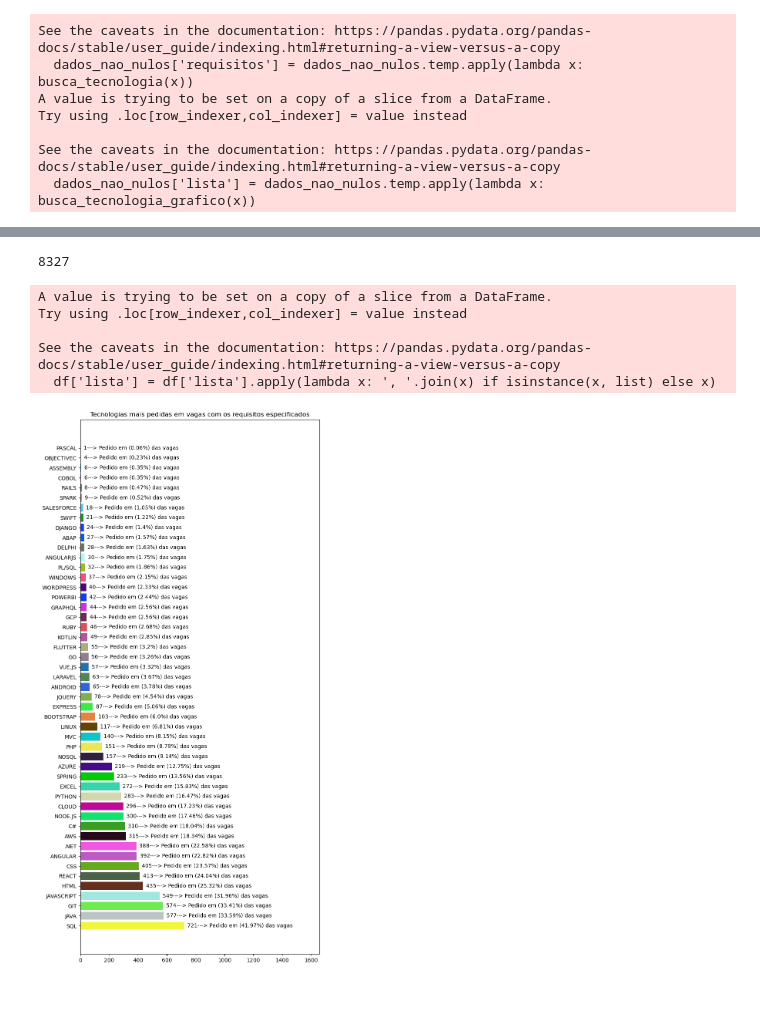
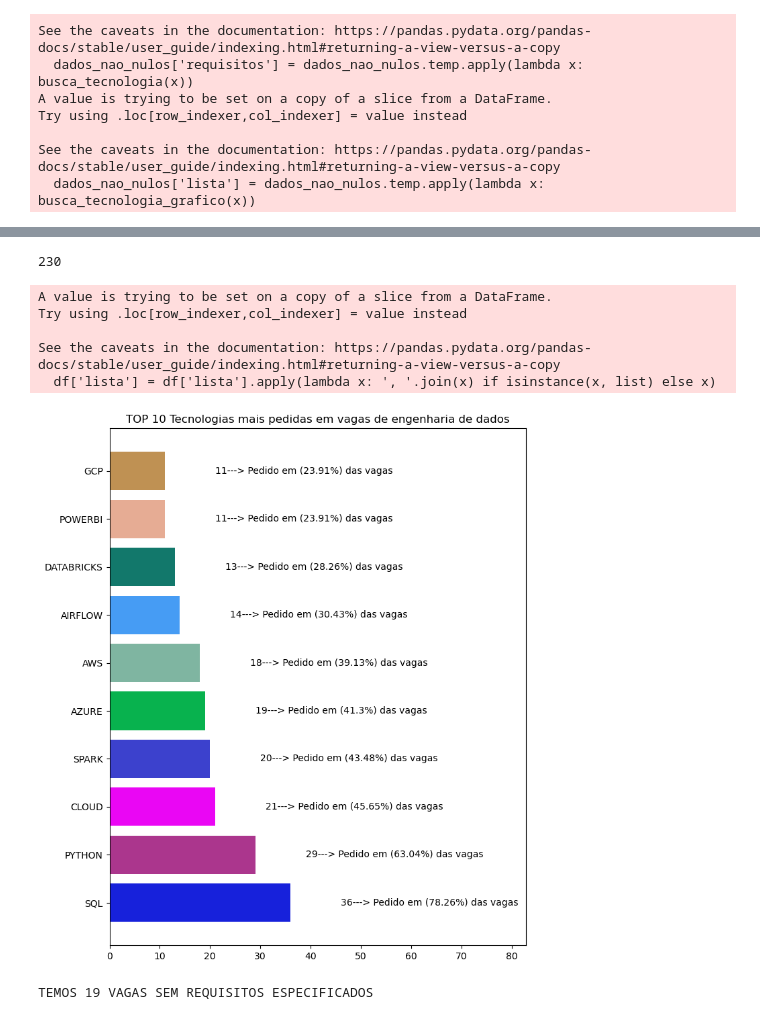
Before and after one commit to PedroCozzati/webscrap-linkedin, a Jupyter notebook: results/tratamento.ipynb, the cells around one changed output, grey strips where cells are left out. Drawn from its saved outputs; the diff is of its cells as text; code cells hidden in the pictures.

```diff
--- a/results/tratamento.ipynb
+++ b/results/tratamento.ipynb
@@ -9,7 +9,7 @@ import numpy as np
 # %%
 
 # Conectar ao banco de dados SQLite
-conn = sqlite3.connect('../database.db')
+conn = sqlite3.connect('../database7.db')
 
 # Consulta SQL para selecionar os dados da tabela desejada
 query = "SELECT * FROM vaga;"
@@ -34,5 +34,5 @@ dados.describe()
 # %%
-dados_tec=dados[dados['title'].str.contains("QA|Implantação|Programação|Desenvolvedor|Programador|Developer|Analista|Desenvolvimento|Engenheiro|Software|Estágio|Tecnologicas|Tecnologia|Computação|Tech|stack|Dev|Data|Desenvolver|TI",case=False, regex=True)]
+dados_tec=dados[dados['title'].str.contains("Engenharia de dados|Data Engineer|Engenheiro de dados",case=False, regex=True)]
 # %%
 dados_tec
 # %% [output]
@@ -53,3 +53,5 @@ dados_tec
 # %%
+
+dados_tec.drop_duplicates(inplace=True)
 dados_tec[dados_tec.duplicated()]
 # %% [output]
@@ -57,0 +82,2 @@ dados_tec[dados_tec.duplicated()]
+# %%
+dados_tec.drop_duplicates(subset=['job_id'],inplace=True)
@@ -446,7 +535,7 @@ count_tecnologia = df['lista'].value_counts()
 
 print(count_tecnologia.sum())
 # %% [output]
-8327
+230
 A value is trying to be set on a copy of a slice from a DataFrame.
 Try using .loc[row_indexer,col_indexer] = value instead
 
@@ -455,23 +544,27 @@ See the caveats in the documentation: https://pandas.pydata.org/pandas-docs/stab
 # %%
 df_temp=dados_nao_nulos[dados_nao_nulos.requisitos!='Não especificado']
 # %%
-contagem_tecnologias = df.lista.value_counts()
+contagem_tecnologias = df.lista.value_counts()[:10]
 cores = []
 for _ in range(len(contagem_tecnologias)):
     cor = (random.random(), random.random(), random.random())
     cores.append(cor)
 
-plt.figure(figsize=(8, 18))
+plt.figure(figsize=(8, 10))
 
 bars = plt.barh(contagem_tecnologias.index, contagem_tecnologias, color=cores)
-plt.title("Tecnologias mais pedidas em vagas com os requisitos especificados")
+plt.title("TOP 10 Tecnologias mais pedidas em vagas de engenharia de dados")
 
 for bar, valor in zip(bars, contagem_tecnologias):
-    plt.text(bar.get_width()+20, bar.get_y() + bar.get_height()/2, f'{valor}---> Pedido em ({round((valor / (len(df_temp))*100),2)}%) das vagas', ha='left', va='center')
+    plt.text(bar.get_width()+10, bar.get_y() + bar.get_height()/2, f'{valor}---> Pedido em ({round((valor / (len(df_temp))*100),2)}%) das vagas', ha='left', va='center')
 plt.xlim(right=max(contagem_tecnologias) * 2.3)
 plt.show()
 # %% [output]
-[figure, old version]
+[figure, new version]
+# %%
+print("TEMOS " + str(len(dados_nao_nulos[dados_nao_nulos.requisitos=='Não especificado'])) +" VAGAS SEM REQUISITOS ESPECIFICADOS")
+# %% [output]
+TEMOS 19 VAGAS SEM REQUISITOS ESPECIFICADOS
 # %%
 # dados_nao_nulos = dados_nao_nulos.drop(columns=['lista'])
 # %%
```
Also changed, not shown: parts of 46 cells of this notebook, 3 other files.
